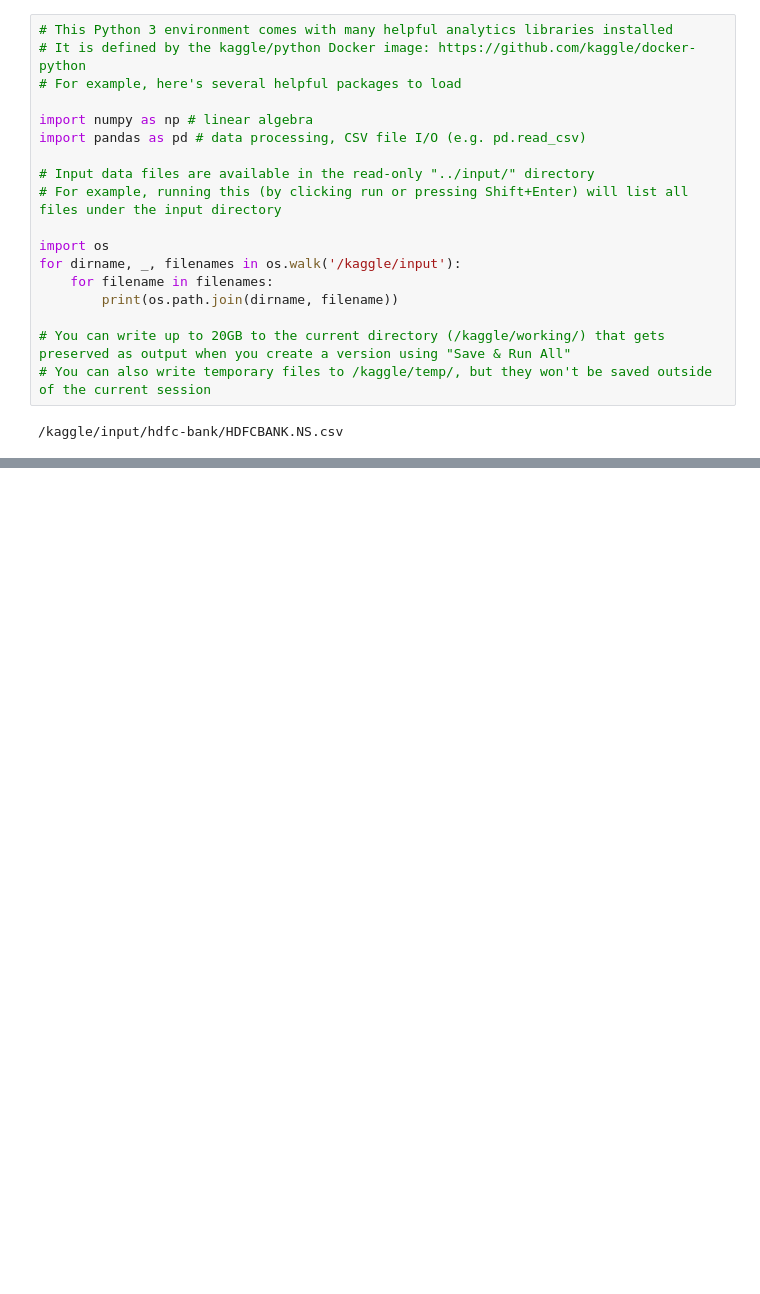
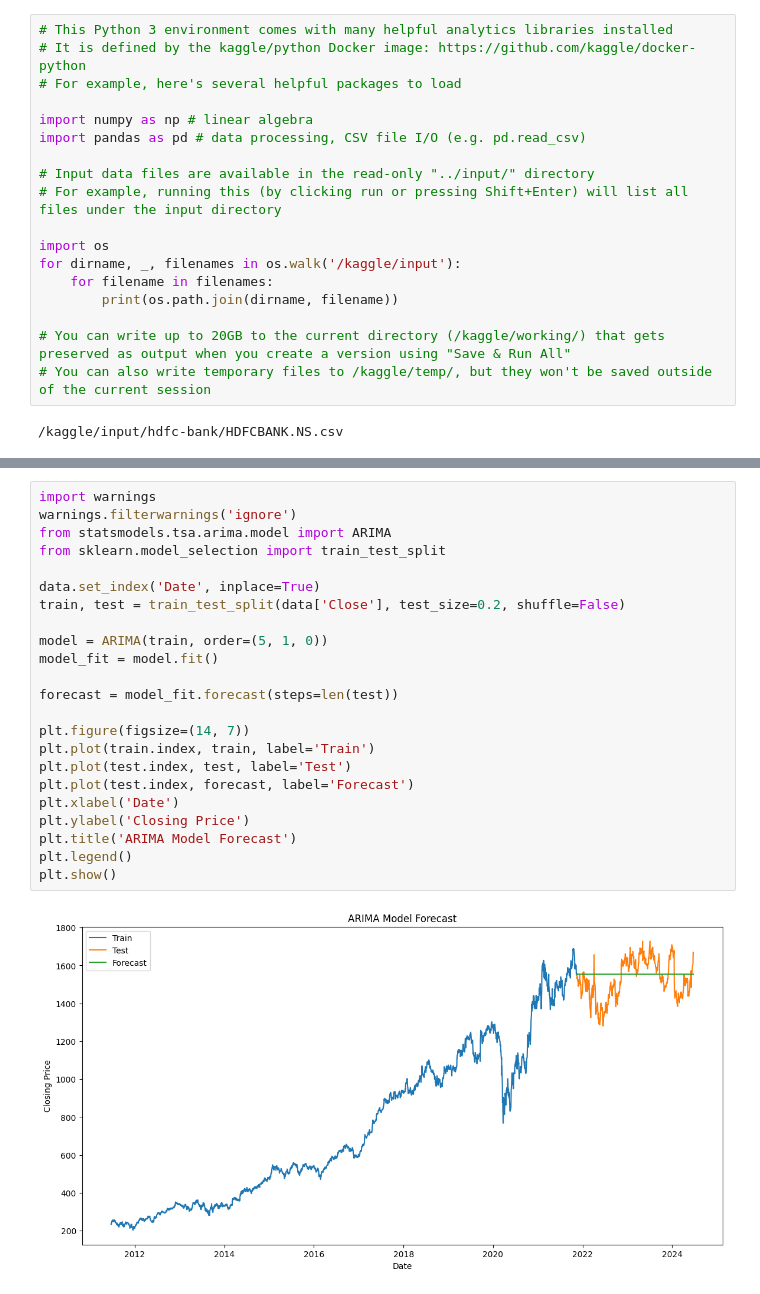
Before and after one commit to diwa-hack/HDFC_BANK-stock, a Jupyter notebook: project-lstm.ipynb, the cells around one changed output, grey strips where cells are left out. Saved outputs shown, nothing was run; the diff lists cells and outputs as text; blank space fills up the shorter version.

```diff
--- a/project-lstm.ipynb
+++ b/project-lstm.ipynb
@@ -55,0 +251,25 @@ df = df.drop(columns=['Date'])
+# %%
+import warnings
+warnings.filterwarnings('ignore')
+from statsmodels.tsa.arima.model import ARIMA
+from sklearn.model_selection import train_test_split
+
+data.set_index('Date', inplace=True)
+train, test = train_test_split(data['Close'], test_size=0.2, shuffle=False)
+
+model = ARIMA(train, order=(5, 1, 0))
+model_fit = model.fit()
+
+forecast = model_fit.forecast(steps=len(test))
+
+plt.figure(figsize=(14, 7))
+plt.plot(train.index, train, label='Train')
+plt.plot(test.index, test, label='Test')
+plt.plot(test.index, forecast, label='Forecast')
+plt.xlabel('Date')
+plt.ylabel('Closing Price')
+plt.title('ARIMA Model Forecast')
+plt.legend()
+plt.show()
+# %% [output]
+[figure, added]
```
Also changed, not shown: parts of 22 cells of this notebook.
